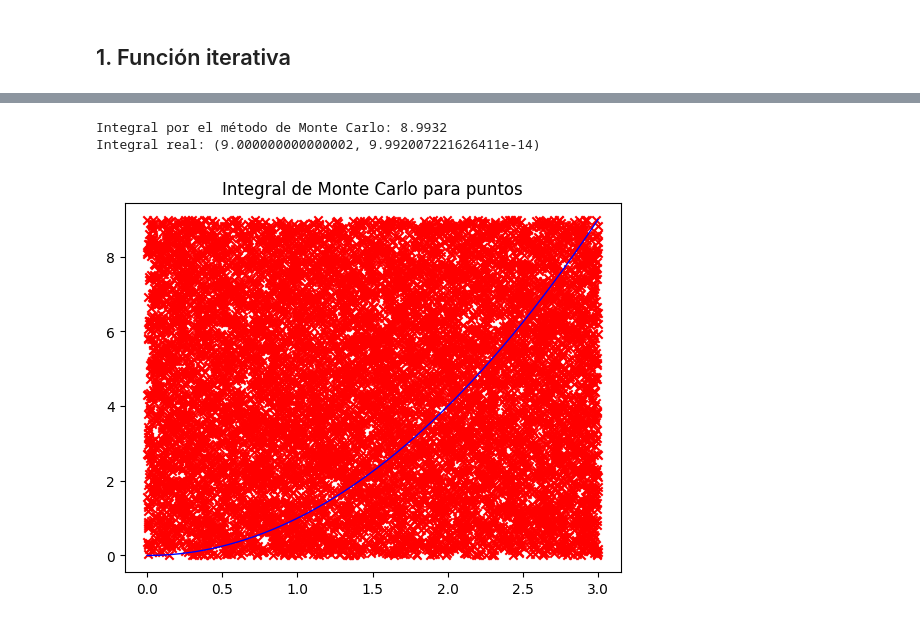
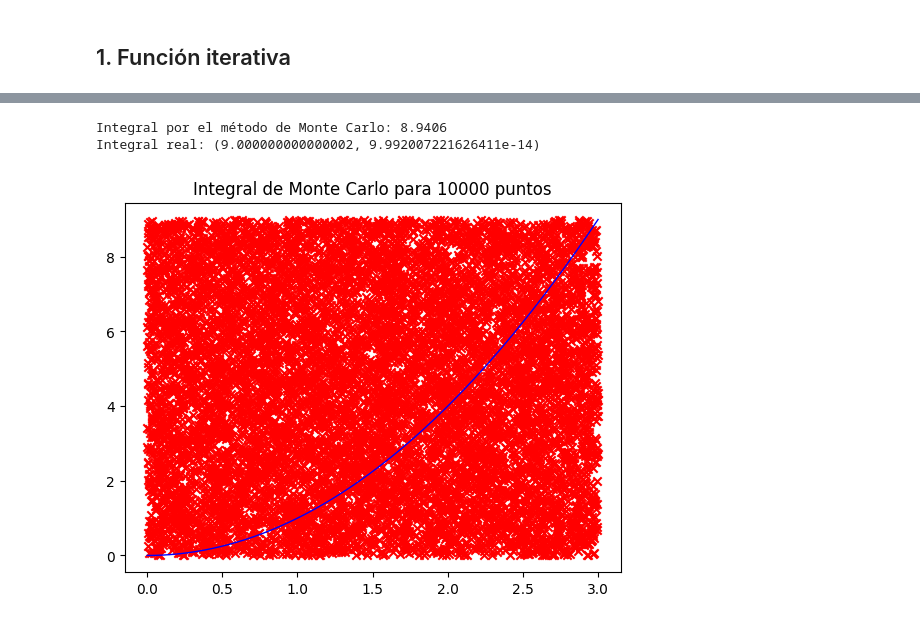
Before and after one commit to sevillaa/AABD, a Jupyter notebook: P0_Integral_Monte_carlo/P0_Python.ipynb, the cells around one changed output, grey strips where cells are left out. Cells and saved outputs as stored; diff of their text form; code cells hidden in the pictures.

```diff
--- a/P0_Integral_Monte_carlo/P0_Python.ipynb
+++ b/P0_Integral_Monte_carlo/P0_Python.ipynb
@@ -50,15 +54,15 @@ def print_func_mc(func, xCrosses, yCrosses, a : float, b : float, num_puntos : i
     """Función que genera el gráfico con la función y los puntos generados
 
     Args:
-        func (_type_): funcion de computo
-        xCrosses (_type_): coordenadas x de los puntos
-        yCrosses (_type_): coordenadas y de los puntos
+        func (function): funcion de computo
+        xCrosses (array_like): coordenadas x de los puntos
+        yCrosses (array_like): coordenadas y de los puntos
         a (float): intervalo mínimo de integral
         b (float): intervalo máximo de integral
         num_puntos (int): número de puntos para la integración de monte carlo
     """
     graph.figure()
-    graph.title(label='Integral de Monte Carlo para puntos', loc='center')
+    graph.title(label=f"Integral de Monte Carlo para {num_puntos} puntos", loc='center')
 
     # Dibujamos la función
     ordenadas = linspace(a, b, num_puntos)
@@ -67,24 +71,28 @@ def print_func_mc(func, xCrosses, yCrosses, a : float, b : float, num_puntos : i
     # Dibujamos los dardos como cruces
     graph.scatter(xCrosses, yCrosses, marker='x', c='red', label='darts')
 
+    # Mostramos y cerramos la gráfica
     graph.show()
     graph.close()
 # %% [markdown]
 ## Funciones auxiliares
 # %%
 def launch(funcIntegral, fun, a : float, b : float, num_puntos : int = 10000) -> None:
-    """Función que ejecuta el problema así cómo las estadísticas
+    """Función que ejecuta el problema así cómo generar la gráfica de la función
 
     Args:
-        funcIntegral (_type_): función del problema a evaluar
-        fun (_type_): función de cómputo
+        funcIntegral (function): función del problema a evaluar
+        fun (function): función de cómputo
         a (float): intervalo mínimo de integral
         b (float): intervalo máximo de integral
         num_puntos (int, optional): número de puntos para la integración de monte carlo. Defaults to 10000.
     """
     integral, xs, ys = funcIntegral(fun, a, b, num_puntos)
+
     print(f"Integral por el método de Monte Carlo: {integral:.4f}")
+    # Devuelve el valor de la integral y el error estimado en la operación
     print(f"Integral real: {quad(fun, a, b)}")
+
     print_func_mc(fun, xs, ys, a, b, num_puntos)
 # %% [markdown]
 ## 1. Función iterativa
@@ -95,25 +103,26 @@ def integra_mc_iter(
         num_puntos : int = 10000
     ) -> tuple[float, list[float], list[float]] :
     """Calcula la integral por el método de monte carlo con programación iterativa.
+    Presenta un cálculo elemento a elemento de máximos, mínimos, aleatorios y cómputos
 
     Args:
-        fun (_type_): Función (real) que devuelve un float
+        fun (function): Función (real) que devuelve un float
         a (float): mínimo valor del intervalo sobre el que calcular la función
         b (float): máximo valor del intervalo sobre el que calcular la función
         num_puntos (int, optional): Numero de puntos usados para sacar la integral. Defaults to 10000.
 
     Returns:
-        tuple[float, list[float], list[float]]: Devuelve el resultado de la integral, las coordenadas x de cada punto y las y
+        tuple[float, list[float], list[float]]: Devuelve el resultado de la integral, las coordenadas x e y de cada punto
     """
-    # Array donde guardaremos los dardos
+    # Listas donde guardaremos las coordenadas de los puntos
     xs, ys = [], []
     # Numero de puntos por debajo
     dardosDebajo : int = 0
     # Valor maximo y minimo de la función aproximado
-    maxAprox = float("-inf")
-    minAprox = float("inf")
-    # valor de segmentación de AB
-    step = (b-a) / num_puntos
+    maxAprox : float = float("-inf")
+    minAprox : float = float("inf")
+    # valor de segmentación de AB para hallar
+    step : float = (b-a) / num_puntos
 
     # Calculamos el maximo de la función de manera aproximada y respecto al intervalo de estudio
     for i in range(num_puntos):
@@ -124,6 +133,7 @@ def integra_mc_iter(
     for i in range(num_puntos) :
         x, y = uniform(a, b), uniform(minAprox, maxAprox)
 
+        # Si el dardo está debajo, pertenece al área a calcular de la función
         if (fun(x) >= y) :
             dardosDebajo += 1
 
@@ -132,6 +142,6 @@ def integra_mc_iter(
         ys += [y]
 
     # Calculo de la integral
-    integral = (dardosDebajo / num_puntos) * (b - a) * maxAprox
+    integral : float = (dardosDebajo / num_puntos) * (b - a) * maxAprox
 
     return integral, xs, ys
@@ -138,2 +180,6 @@ def integra_mc_iter(
 # %%
-launch(integra_mc_iter, (lambda x: x**2) , 0, 3)
+# Exponencial cuadrática
+fun = (lambda x: x**2)
+mini = 0
+maxi = 3.0
+numPuntos = 10000
@@ -167,6 +186,6 @@ def integra_mc_vect(
-# %%
-launch(integra_mc_vect, (lambda x: x**2), 0, 3)
-# %% [output]
-Integral por el método de Monte Carlo: 8.9932
-Integral real: (9.000000000000002, 9.992007221626411e-14)
-[figure, removed]
+# %%
+launch(integra_mc_iter, fun, mini, maxi, numPuntos)
+# %% [output]
+Integral por el método de Monte Carlo: 8.9406
+Integral real: (9.000000000000002, 9.992007221626411e-14)
+[figure, added]
```
Also changed, not shown: parts of 14 cells of this notebook.
